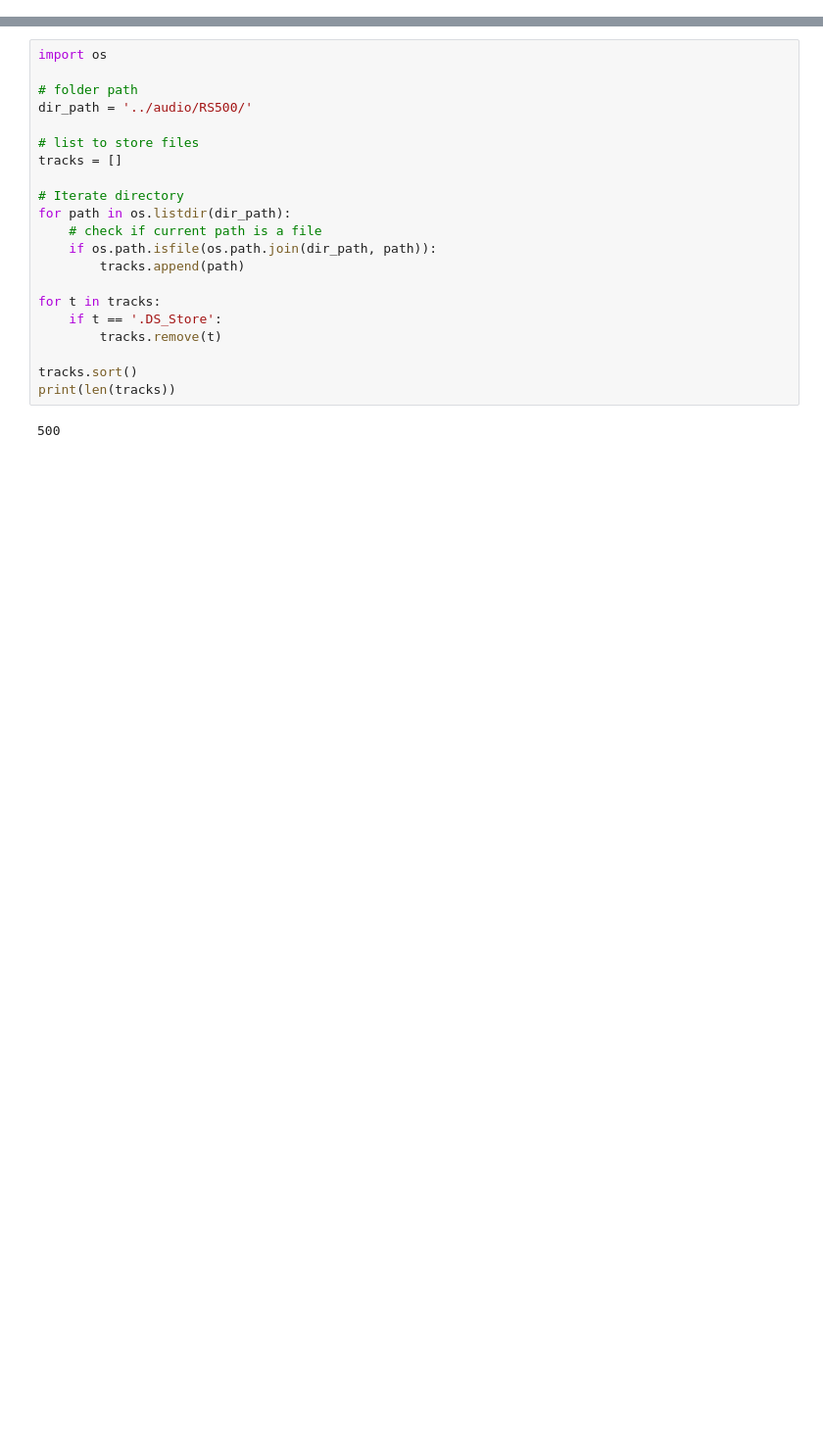
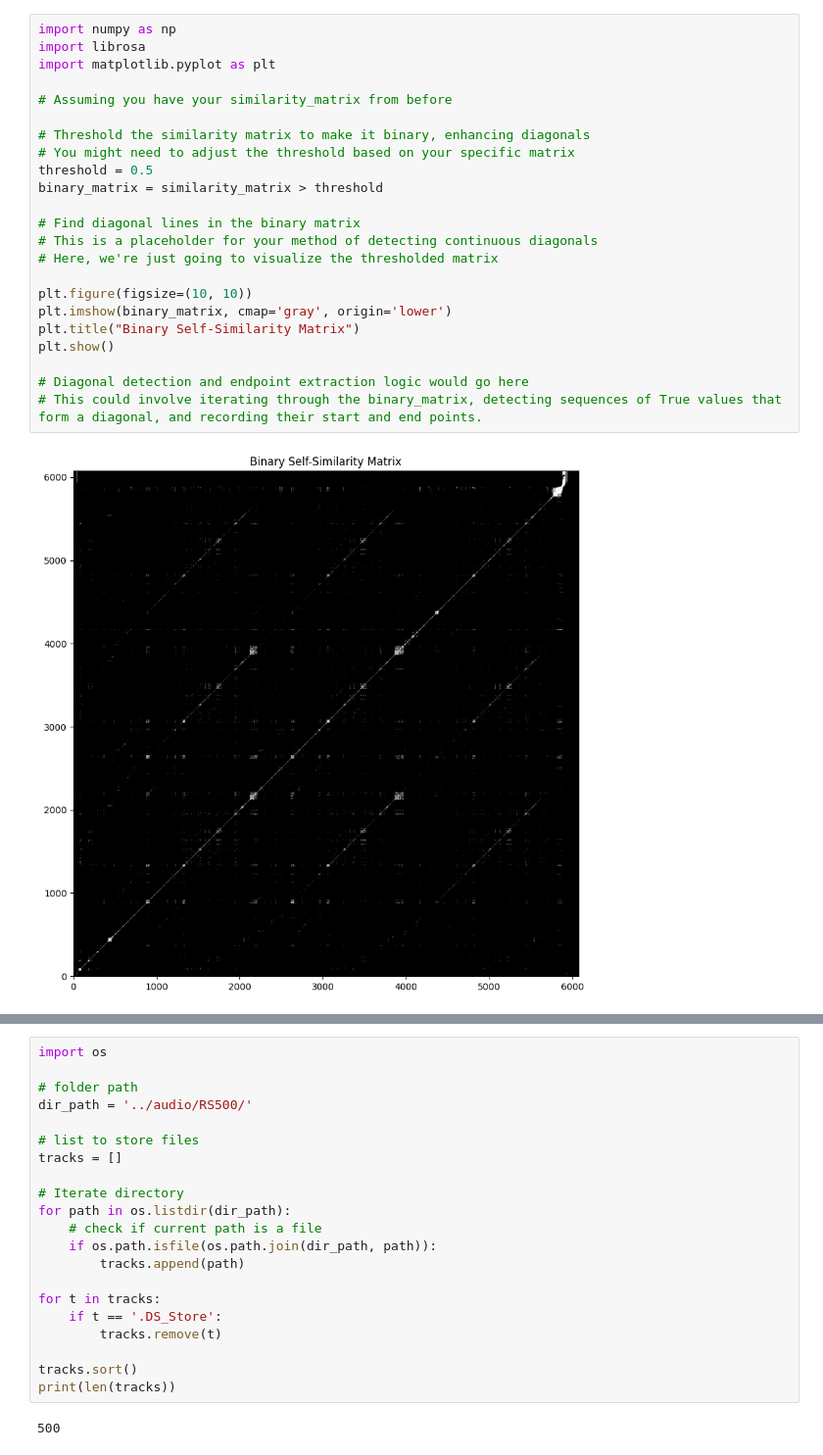
Before and after one commit to Dazzid/Boomy_MIR, a Jupyter notebook: src/MIR_boomy.ipynb, the cells around one changed output, grey strips where cells are left out. Shown at 98% size. Cells and saved outputs as stored; diff of their text form; blank space fills up the shorter version.

```diff
--- a/src/MIR_boomy.ipynb
+++ b/src/MIR_boomy.ipynb
@@ -8,0 +36,25 @@ import tqdm as tqdm
+# %%
+import numpy as np
+import librosa
+import matplotlib.pyplot as plt
+
+# Assuming you have your similarity_matrix from before
+
+# Threshold the similarity matrix to make it binary, enhancing diagonals
+# You might need to adjust the threshold based on your specific matrix
+threshold = 0.5
+binary_matrix = similarity_matrix > threshold
+
+# Find diagonal lines in the binary matrix
+# This is a placeholder for your method of detecting continuous diagonals
+# Here, we're just going to visualize the thresholded matrix
+
+plt.figure(figsize=(10, 10))
+plt.imshow(binary_matrix, cmap='gray', origin='lower')
+plt.title("Binary Self-Similarity Matrix")
+plt.show()
+
+# Diagonal detection and endpoint extraction logic would go here
+# This could involve iterating through the binary_matrix, detecting sequences of True values that form a diagonal, and recording their start and end points.
+# %% [output]
+[figure, added]
```
Also changed, not shown: parts of 14 cells of this notebook, 1 other file.
